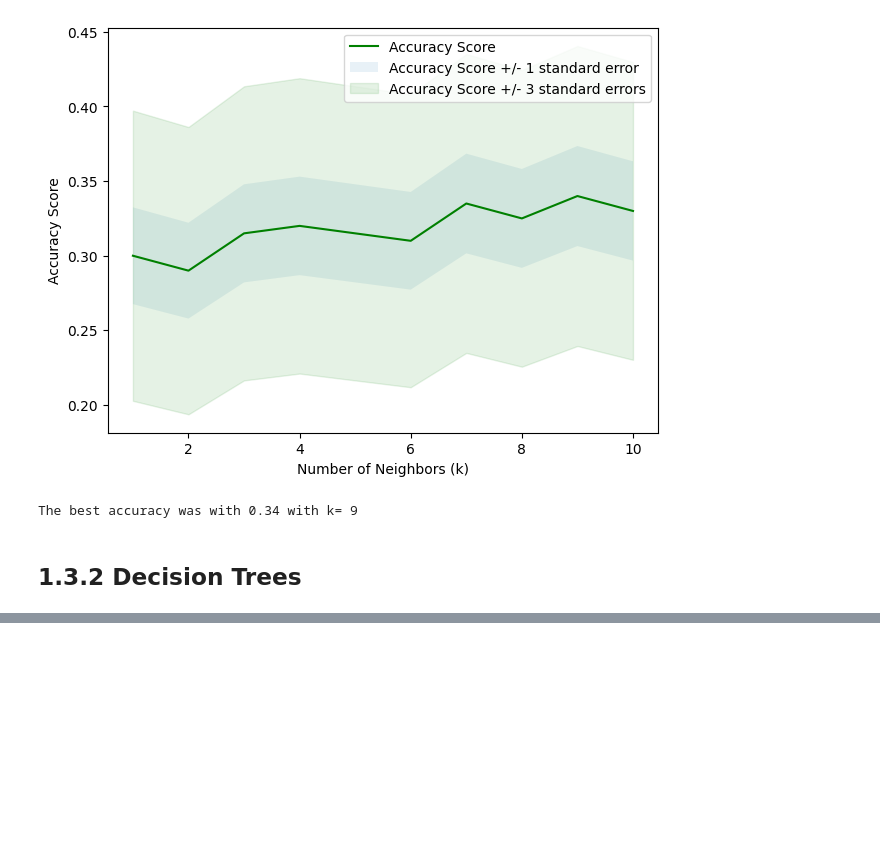
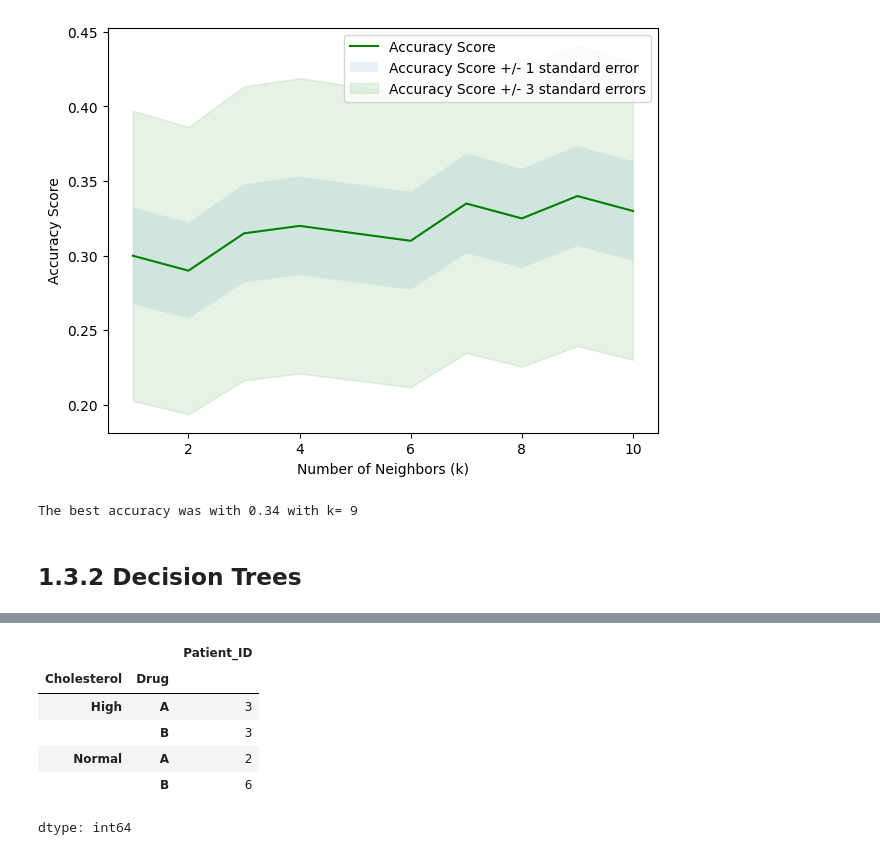
Before and after one commit to PaulToronto/IBM---AI-Engineering-Professional-Certificate, a Jupyter notebook: 1_3_Classification.ipynb, the cells around one changed output, grey strips where cells are left out. Drawn from its saved outputs; the diff is of its cells as text; code cells hidden in the pictures; blank space fills up the shorter version.

```diff
--- a/1_3_Classification.ipynb
+++ b/1_3_Classification.ipynb
@@ -542,0 +624,10 @@ The best accuracy was with 0.34 with k= 9
+# %%
+df.groupby(['Cholesterol', 'Drug'])['Patient_ID'].count()
+# %% [output]
+|  |  | Patient_ID |
+| Cholesterol | Drug |  |
+| High | A | 3 |
+|  | B | 3 |
+| Normal | A | 2 |
+|  | B | 6 |
+dtype: int64
```
Also changed, not shown: parts of 24 cells of this notebook.
